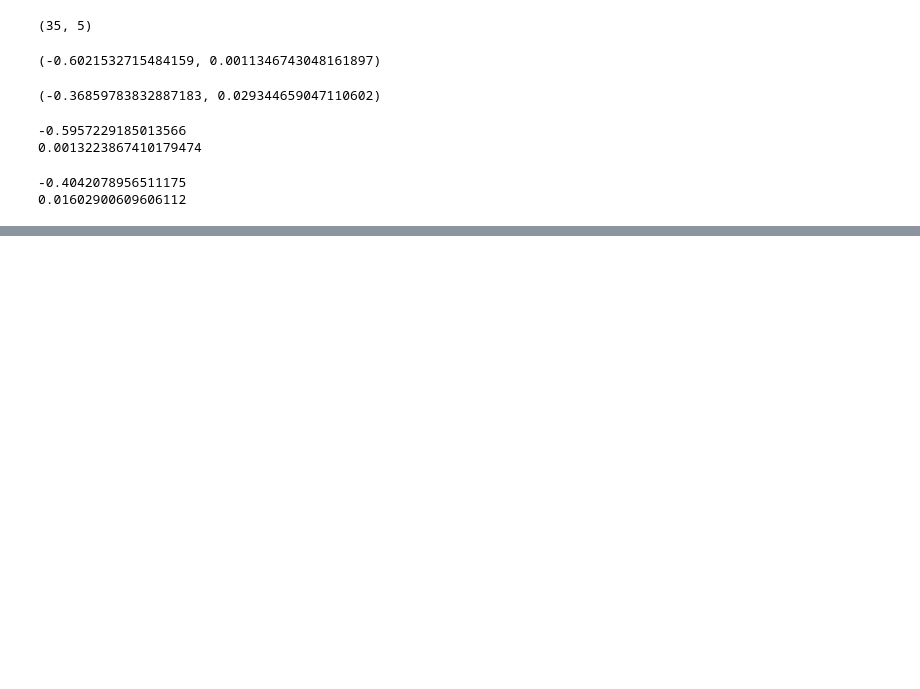
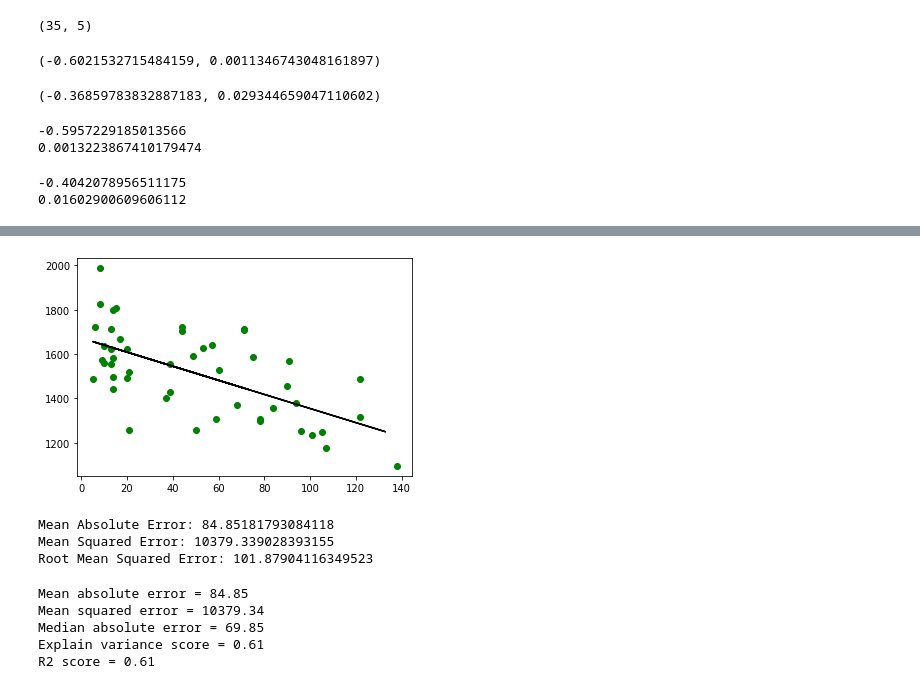
Before and after one commit to svetaepc/ds_py, a Jupyter notebook: Mortality_and_Water_2_hw.ipynb, the cells around one changed output, grey strips where cells are left out. Saved outputs shown, nothing was run; the diff lists cells and outputs as text; code cells hidden in the pictures; blank space fills up the shorter version.

```diff
--- a/Mortality_and_Water_2_hw.ipynb
+++ b/Mortality_and_Water_2_hw.ipynb
@@ -266,0 +323,47 @@ print(p)
+# %%
+X = df.iloc[:, 4].values.reshape(-1,1)
+
+y = df.iloc[:,3].values.reshape(-1,1)
+
+from sklearn.model_selection import train_test_split
+
+X_train, X_test, y_train, y_test = train_test_split(X, y, test_size=0.2, random_state=0)
+
+from sklearn.linear_model import LinearRegression
+
+regressor = LinearRegression()
+
+regressor.fit(X_train, y_train)
+
+y_pred = regressor.predict(X_test)
+
+plt.scatter(X_train, y_train,color='g')
+
+plt.plot(X_test, y_pred,color='k')
+
+plt.show()
+# %% [output]
+[figure, added]
+# %%
+from sklearn import metrics
+
+print('Mean Absolute Error:', metrics.mean_absolute_error(y_test, y_pred))
+print('Mean Squared Error:', metrics.mean_squared_error(y_test, y_pred))
+print('Root Mean Squared Error:', np.sqrt(metrics.mean_squared_error(y_test, y_pred)))
+# %% [output]
+Mean Absolute Error: 84.85181793084118
+Mean Squared Error: 10379.339028393155
+Root Mean Squared Error: 101.87904116349523
+# %%
+import sklearn.metrics as sm
+print("Mean absolute error =", round(sm.mean_absolute_error(y_test, y_pred), 2))
+print("Mean squared error =", round(sm.mean_squared_error(y_test, y_pred), 2))
+print("Median absolute error =", round(sm.median_absolute_error(y_test, y_pred), 2))
+print("Explain variance score =", round(sm.explained_variance_score(y_test, y_pred), 2))
+print("R2 score =", round(sm.r2_score(y_test, y_pred), 2))
+# %% [output]
+Mean absolute error = 84.85
+Mean squared error = 10379.34
+Median absolute error = 69.85
+Explain variance score = 0.61
+R2 score = 0.61
```
Also changed, not shown: parts of 9 cells of this notebook.
